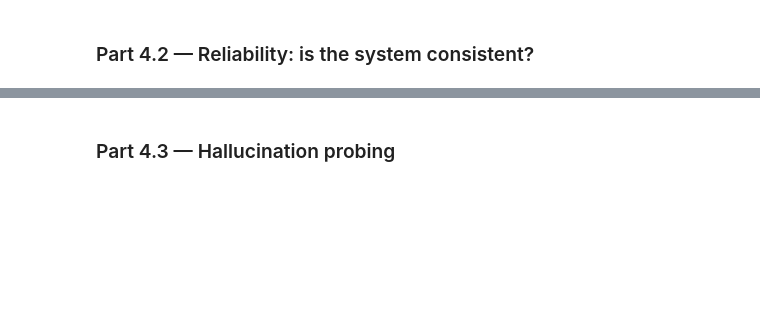
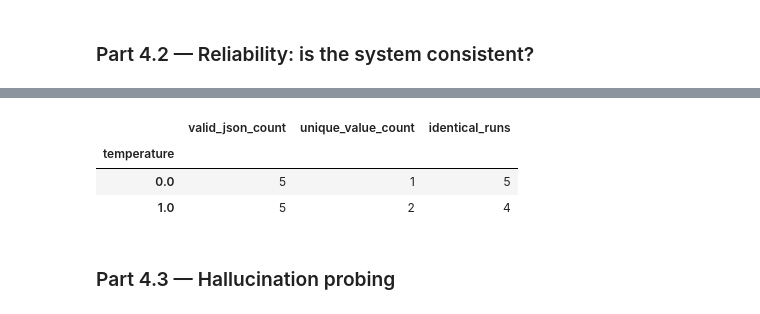
Before and after one commit to victoriabrowwn/lab-4-llm-decision-support, a Jupyter notebook: lab_4.ipynb, the cells around one changed output, grey strips where cells are left out. Cells and saved outputs as stored; diff of their text form; code cells hidden in the pictures; blank space fills up the shorter version.

````diff
--- a/lab_4.ipynb
+++ b/lab_4.ipynb
@@ -560,0 +644,71 @@ An impressive demo is not a trustworthy system. Now measure it.
+# %%
+# TODO: Run extract_fields() on letter L004 FIVE times at temperature=0 and FIVE times at
+#   temperature=1.0.
+
+# TODO: For each temperature, report how many of the 5 runs produced (a) valid JSON and
+#   (b) identical values across runs. A simple approach: json.dumps(result, sort_keys=True)
+#   and count unique strings.
+
+# Run extract_fields on L004 five times at temperature=0 and five times at temperature=1.0.
+# extract_fields() currently hardcodes temperature=0.0 inside it, so we define a small
+# variant here that accepts a temperature argument, reusing your existing EXTRACT_PROMPT.
+
+def extract_fields_at_temp(letter_text, temperature):
+    system_prompt, user_prompt = EXTRACT_PROMPT(letter_text)
+    try:
+        llm_response = ask_llm(
+            user_prompt=user_prompt,
+            system_prompt=system_prompt,
+            temperature=temperature,
+        )
+        response_content = llm_response.choices[0].message.content
+
+        match = re.search(r'```json\n(.*?)```', response_content, re.DOTALL)
+        json_string = match.group(1).strip() if match else response_content.strip()
+
+        return json.loads(json_string)
+    except json.JSONDecodeError as e:
+        print(f"  Invalid JSON at temperature={temperature}: {e}")
+        print(f"  Raw response: {response_content}")
+        return None
+    except Exception as e:
+        print(f"  Unexpected error at temperature={temperature}: {e}")
+        return None
+
+letter_l004 = LETTERS["L004"]
+n_runs = 5
+
+reliability_results = {}
+
+for temp in [0.0, 1.0]:
+    print(f"\n--- Running L004 extraction 5x at temperature={temp} ---")
+    outputs = []
+    valid_json_count = 0
+
+    for i in range(n_runs):
+        result = extract_fields_at_temp(letter_l004, temperature=temp)
+        if result is not None:
+            valid_json_count += 1
+            outputs.append(json.dumps(result, sort_keys=True))
+        else:
+            outputs.append(None)
+        print(f"  Run {i+1}: {result}")
+
+    valid_outputs = [o for o in outputs if o is not None]
+    unique_outputs = set(valid_outputs)
+
+    reliability_results[temp] = {
+        "valid_json_count": valid_json_count,
+        "unique_value_count": len(unique_outputs),
+        "identical_runs": valid_json_count - len(unique_outputs) + (1 if unique_outputs else 0),
+    }
+
+    print(f"  Valid JSON: {valid_json_count}/{n_runs}")
+    print(f"  Unique distinct outputs: {len(unique_outputs)} "
+          f"(1 unique value = fully consistent, {n_runs} unique = fully inconsistent)")
+
+reliability_df = pd.DataFrame(reliability_results).T
+reliability_df.index.name = "temperature"
+print("\nSummary:")
+display(reliability_df)
+# %% [output]
@@ -561,3 +734,7 @@ An impressive demo is not a trustworthy system. Now measure it.
+|  | valid_json_count | unique_value_count | identical_runs |
+| temperature |  |  |  |
+| 0.0 | 5 | 1 | 5 |
+| 1.0 | 5 | 2 | 4 |
 # %% [markdown]
 ### Part 4.3 — Hallucination probing
 # %%
````
Also changed, not shown: parts of 21 cells of this notebook.
